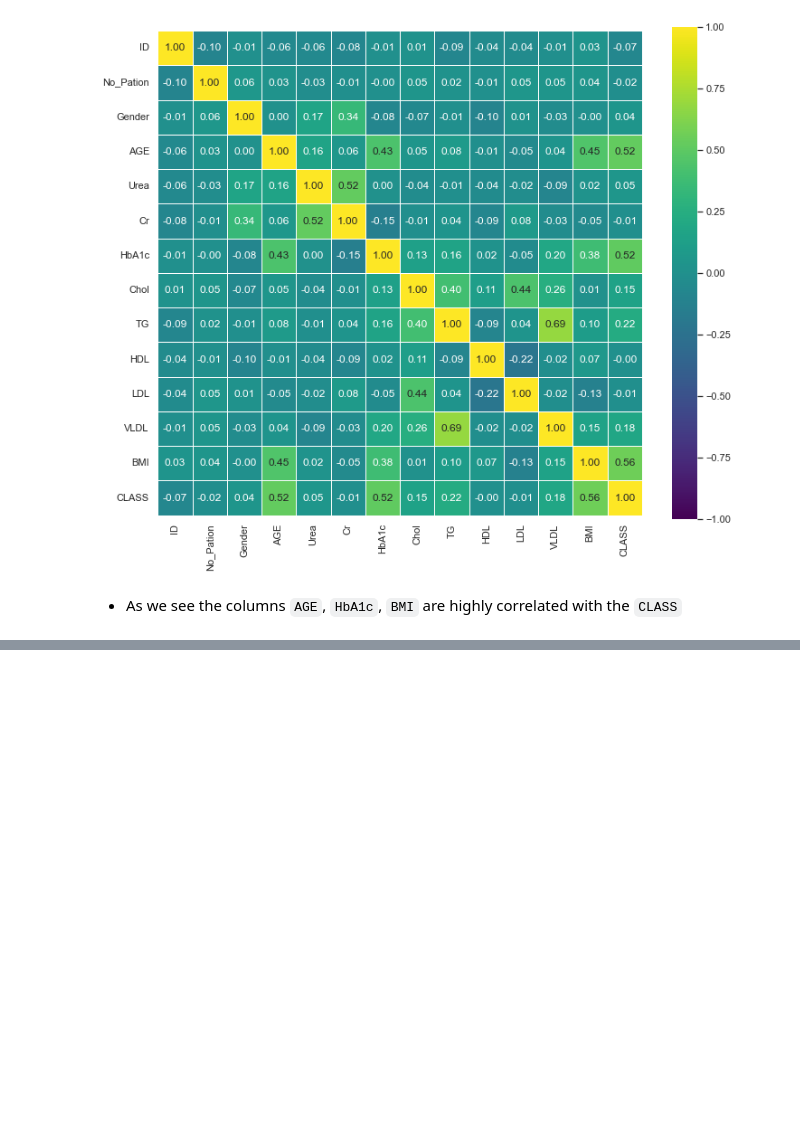
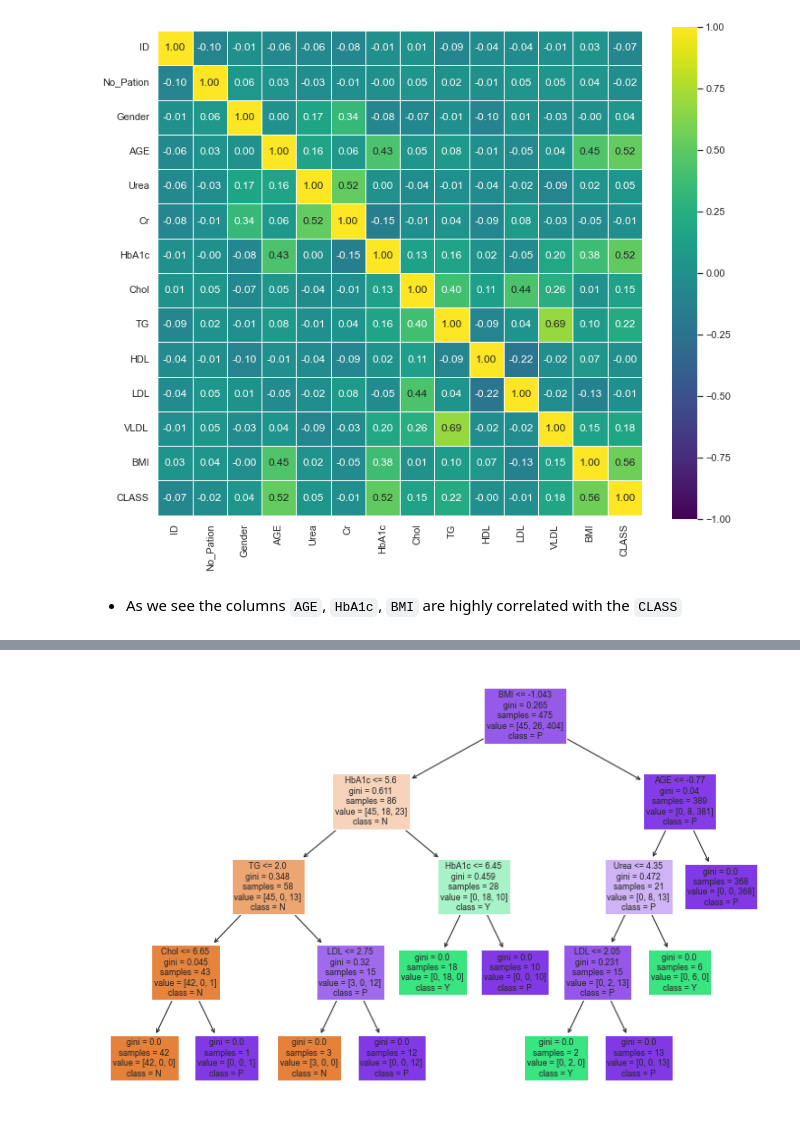
Before and after one commit to Kerolos-Noshy/Diabetes-Prediction, a Jupyter notebook: diabetes prediction.ipynb, the cells around one changed output, grey strips where cells are left out. Saved outputs shown, nothing was run; the diff lists cells and outputs as text; code cells hidden in the pictures; blank space fills up the shorter version.

```diff
--- a/diabetes prediction.ipynb
+++ b/diabetes prediction.ipynb
@@ -328,0 +415,10 @@ filtered_data.drop(['ID', 'No_Pation'], axis=1)
+# %%
+from sklearn.tree import plot_tree
+import matplotlib.pyplot as plt
+
+# Plot the decision tree
+plt.figure(figsize=(12, 8))
+plot_tree(decision_tree_model, feature_names=test_data.columns.to_list(), class_names=['N', 'Y', 'P'], filled=True)
+plt.show()
+# %% [output]
+[figure, added]
```
Also changed, not shown: parts of 15 cells of this notebook.
